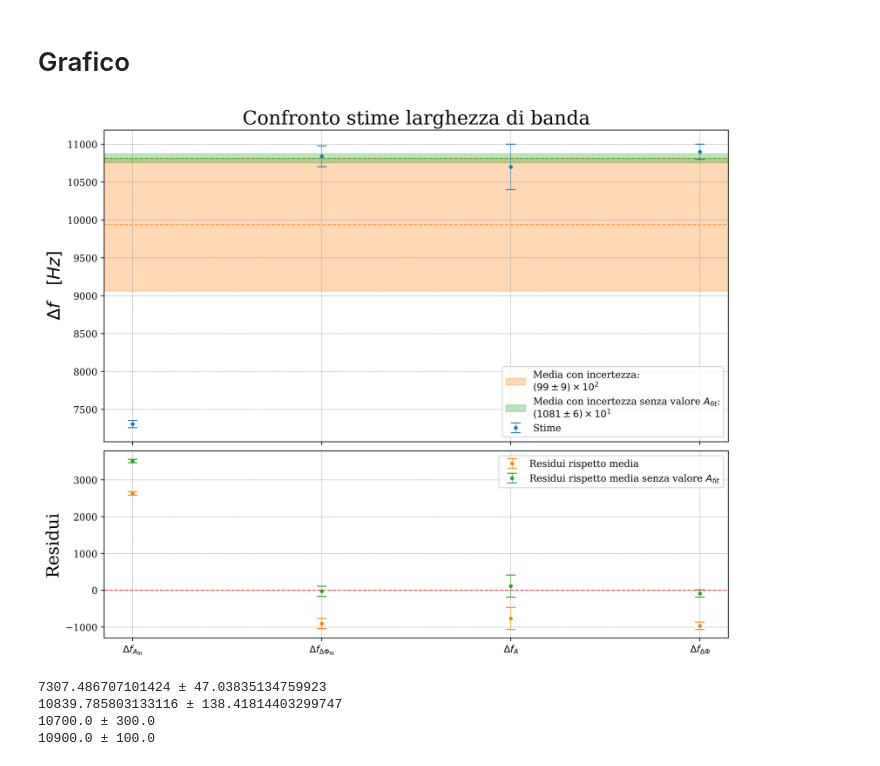
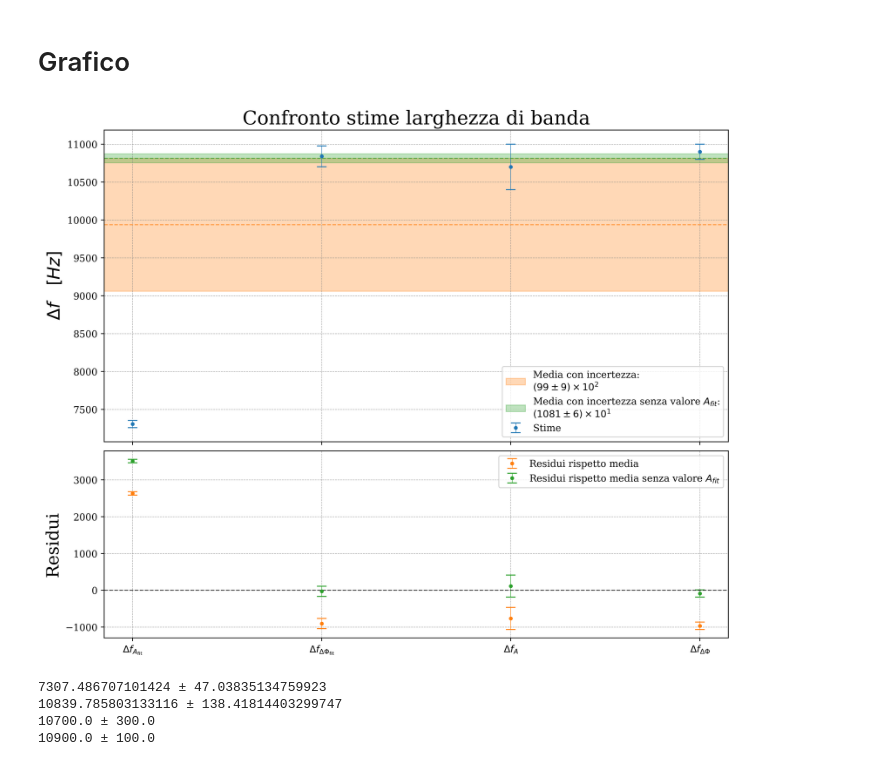
Before and after one commit to nichettg/Codici, a Jupyter notebook: 7. RLC Dominio Frequenza con Vin/confronto_df.ipynb, the cells around one changed output. Drawn from its saved outputs; the diff is of its cells as text; code cells hidden in the pictures.

```diff
--- a/7. RLC Dominio Frequenza con Vin/confronto_df.ipynb
+++ b/7. RLC Dominio Frequenza con Vin/confronto_df.ipynb
@@ -166,35 +166,35 @@ ax1.legend(loc="lower right", bbox_to_anchor=(1,0), fontsize=10)
 
 # Residui
 ax2.errorbar(
     res[0],
     res[1],
     yerr=res[2],
     **gf.errorbar_params,
     color=gf.colori[1],
     label="Residui rispetto media"
 )
 
 ax2.errorbar(
     res_star[0],
     res_star[1],
     yerr=res_star[2],
     **gf.errorbar_params,
     color=gf.colori[2],
     label="Residui rispetto media senza valore $A_{fit}$"
 )
 
 ax2.legend(loc="upper right", bbox_to_anchor=(1,1), fontsize=10)
 
 # Linea orizzontale
 ax2.axhline(
     0,
     **gf.line_params,
-    color="red"
+    color="black"
 )
 
 let.salva_grafico(fig1, file_output1)
 # %% [output]
-[figure, old version]
+[figure, new version]
 # %%
 print(par)
 # %% [output]
```
Also changed, not shown: 5 other files.
